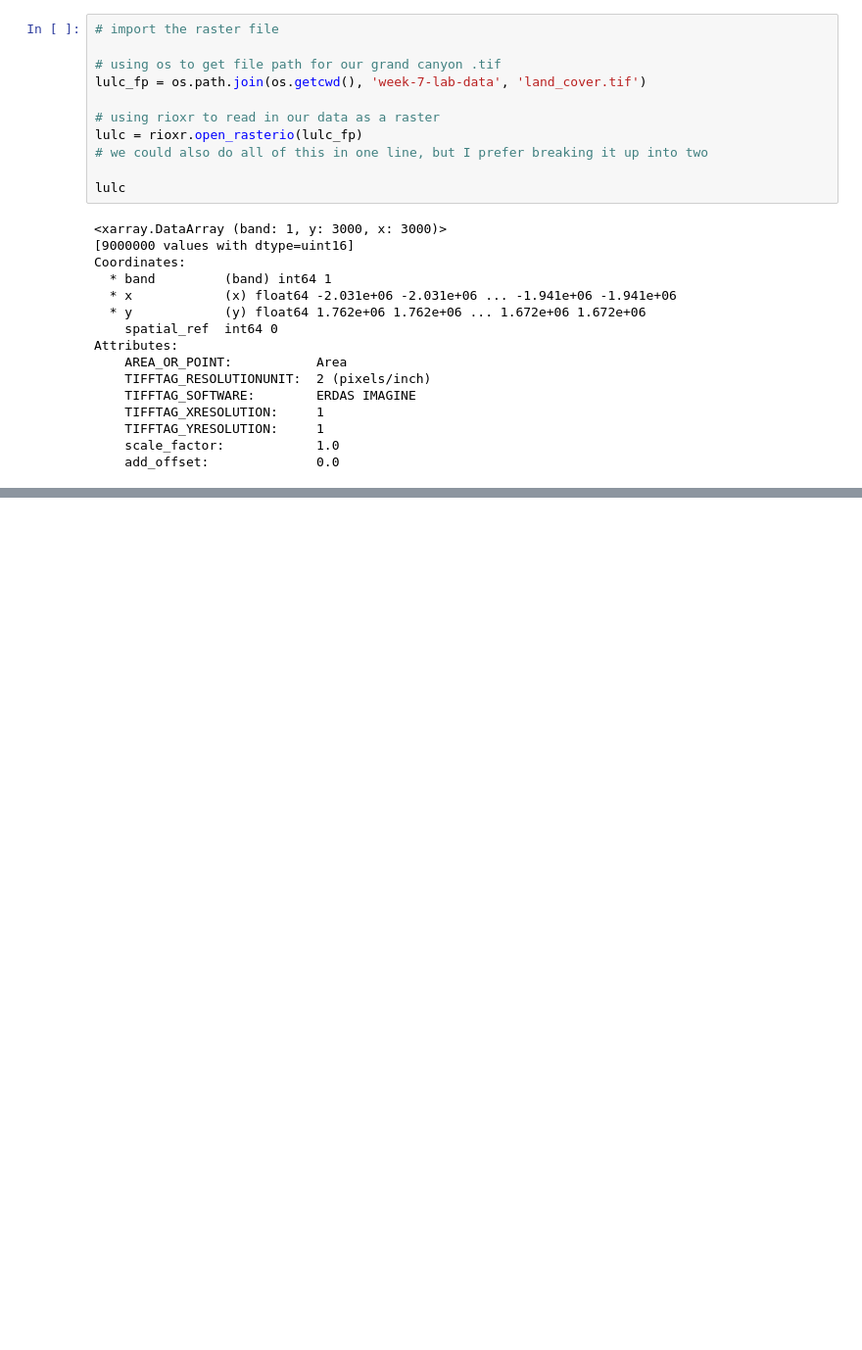
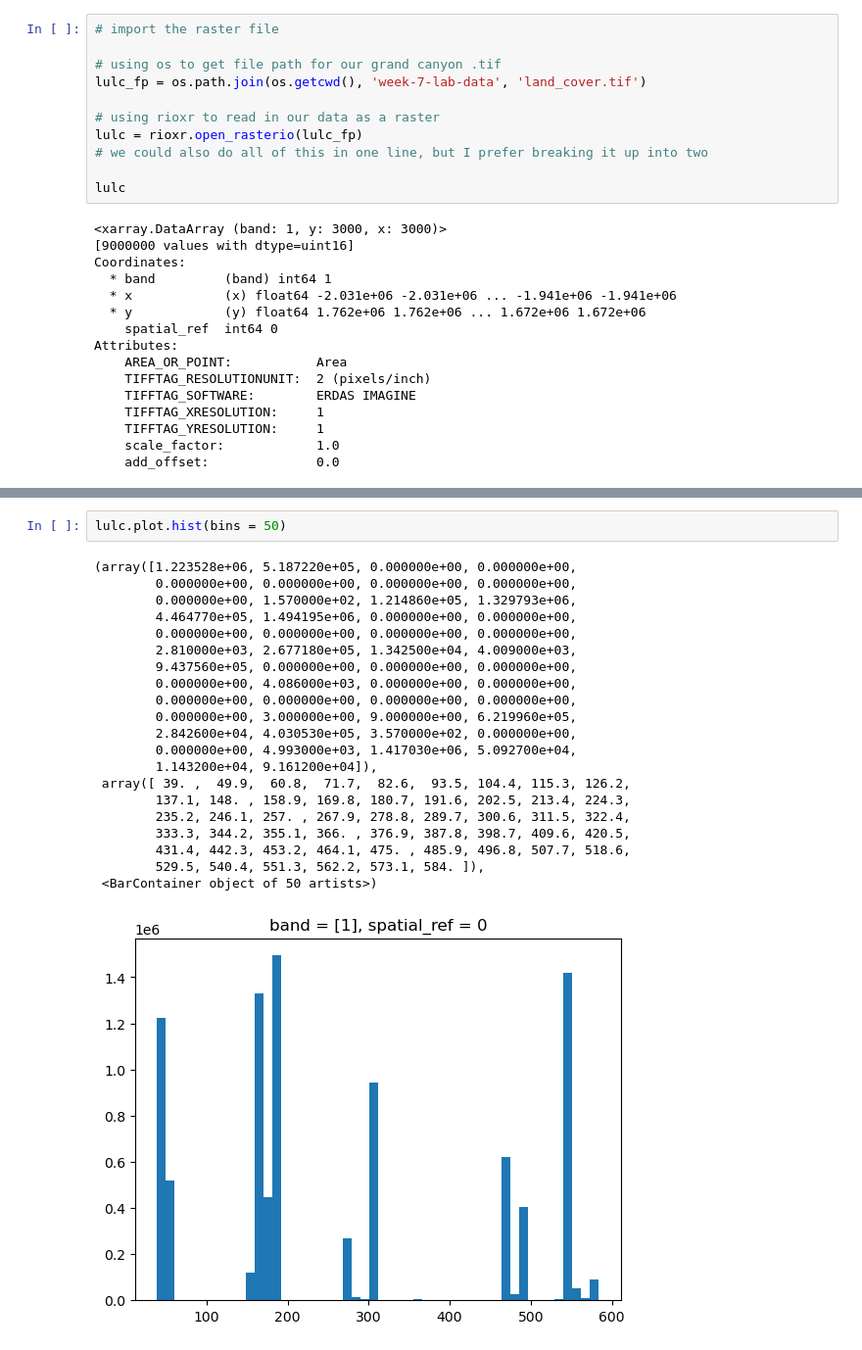
Before and after one commit to a-ramji/eds-220-sections, a Jupyter notebook: land-cover.ipynb, the cells around one changed output, grey strips where cells are left out. Shown at 98% size. Cells and saved outputs as stored; diff of their text form; blank space fills up the shorter version.

```diff
--- a/land-cover.ipynb
+++ b/land-cover.ipynb
@@ -67,0 +93,24 @@ Attributes:
+# %%
+lulc.plot.hist(bins = 50)
+# %% [output]
+(array([1.223528e+06, 5.187220e+05, 0.000000e+00, 0.000000e+00,
+        0.000000e+00, 0.000000e+00, 0.000000e+00, 0.000000e+00,
+        0.000000e+00, 1.570000e+02, 1.214860e+05, 1.329793e+06,
+        4.464770e+05, 1.494195e+06, 0.000000e+00, 0.000000e+00,
+        0.000000e+00, 0.000000e+00, 0.000000e+00, 0.000000e+00,
+        2.810000e+03, 2.677180e+05, 1.342500e+04, 4.009000e+03,
+        9.437560e+05, 0.000000e+00, 0.000000e+00, 0.000000e+00,
+        0.000000e+00, 4.086000e+03, 0.000000e+00, 0.000000e+00,
+        0.000000e+00, 0.000000e+00, 0.000000e+00, 0.000000e+00,
+        0.000000e+00, 3.000000e+00, 9.000000e+00, 6.219960e+05,
+        2.842600e+04, 4.030530e+05, 3.570000e+02, 0.000000e+00,
+        0.000000e+00, 4.993000e+03, 1.417030e+06, 5.092700e+04,
+        1.143200e+04, 9.161200e+04]),
+ array([ 39. ,  49.9,  60.8,  71.7,  82.6,  93.5, 104.4, 115.3, 126.2,
+        137.1, 148. , 158.9, 169.8, 180.7, 191.6, 202.5, 213.4, 224.3,
+        235.2, 246.1, 257. , 267.9, 278.8, 289.7, 300.6, 311.5, 322.4,
+        333.3, 344.2, 355.1, 366. , 376.9, 387.8, 398.7, 409.6, 420.5,
+        431.4, 442.3, 453.2, 464.1, 475. , 485.9, 496.8, 507.7, 518.6,
+        529.5, 540.4, 551.3, 562.2, 573.1, 584. ]),
+ <BarContainer object of 50 artists>)
+[figure, added]
```
Also changed, not shown: parts of 13 cells of this notebook.
